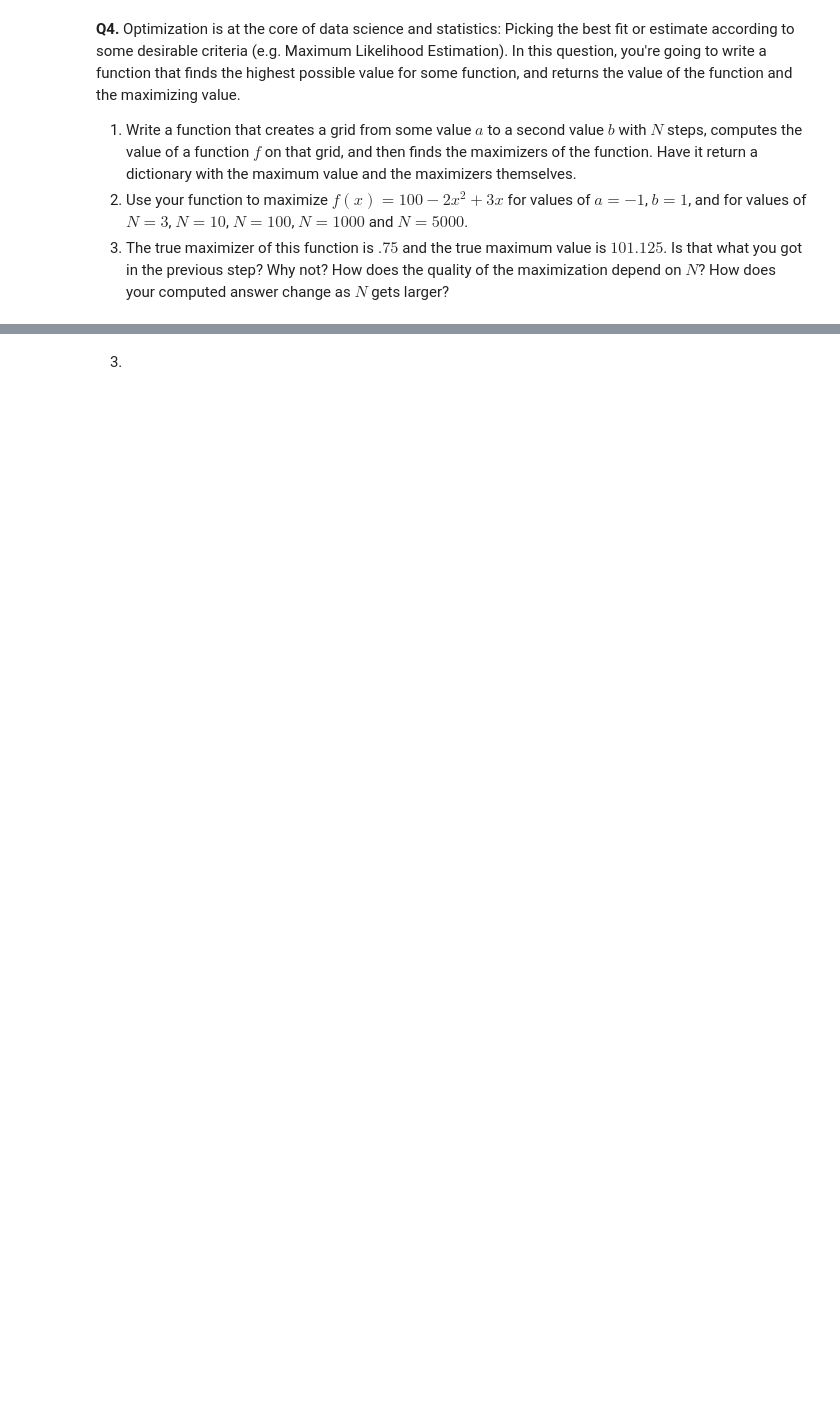
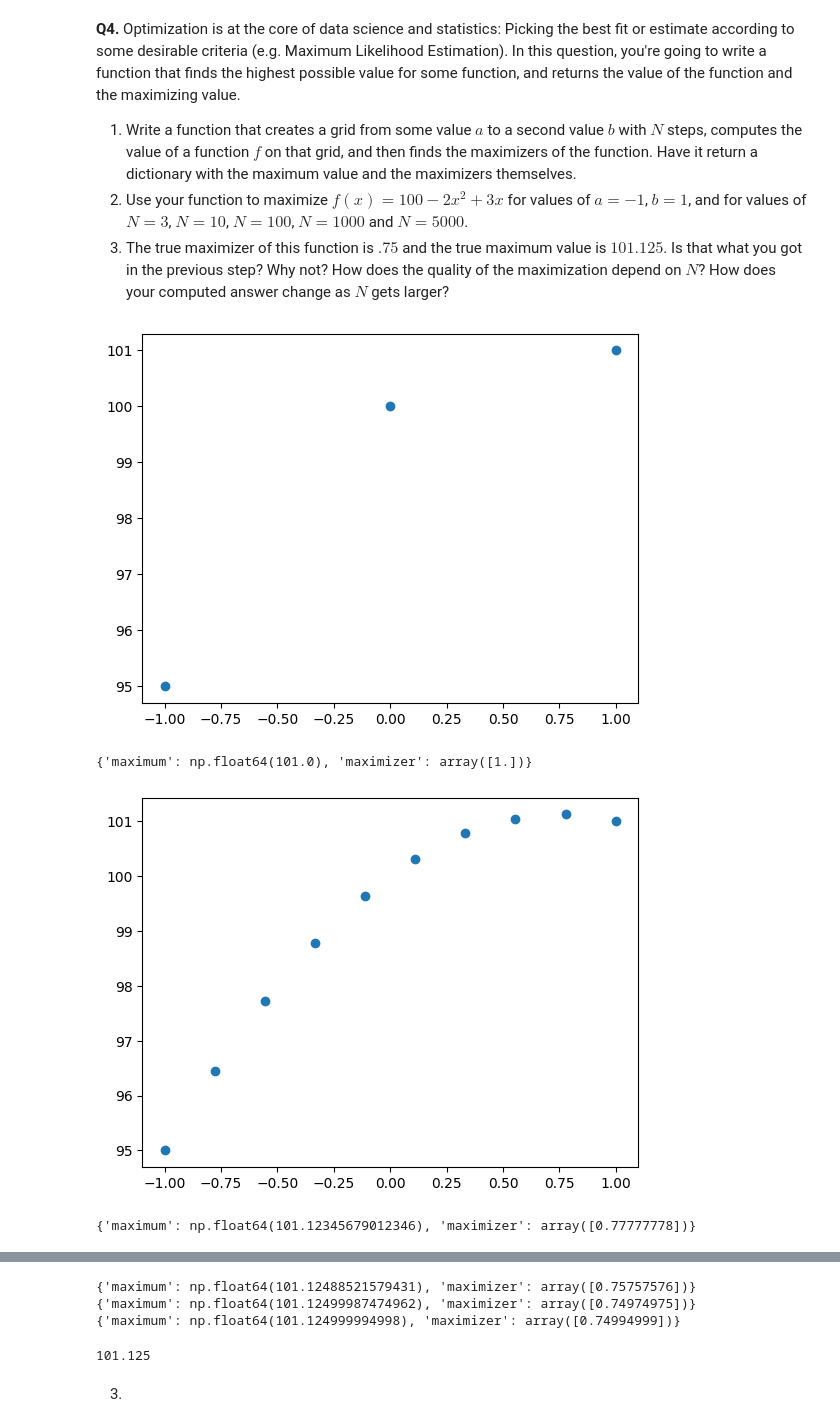
Before and after one commit to benshults22/DS3001-SP26, a Jupyter notebook: programming/assignment/assignment_programming.ipynb, the cells around one changed output, grey strips where cells are left out. Saved outputs shown, nothing was run; the diff lists cells and outputs as text; code cells hidden in the pictures; blank space fills up the shorter version.

```diff
--- a/programming/assignment/assignment_programming.ipynb
+++ b/programming/assignment/assignment_programming.ipynb
@@ -103,3 +169,34 @@ y = sample[:,1]
 # %%
 import numpy as np
 import matplotlib.pyplot as plt
+
+def f(x):
+    y = 100-2*x**2+3*x
+    return(y)
+
+def maximizer(a,b,N,f,showplot=False):
+    x = np.linspace(a,b,N)
+    y = f(x)
+    #
+    if showplot == True:
+        plt.scatter(x,y)
+        plt.show()
+    #
+    maximum = max(y)
+    max_index = np.where(maximum==y)
+    maximizer = x[max_index]
+    return({'maximum':maximum,'maximizer':maximizer})
+a=-1
+b=1
+print(maximizer(a,b,3,f,showplot=True))
+print(maximizer(a,b,10,f,showplot=True))
+print(maximizer(a,b,100,f,showplot=True))
+print(maximizer(a,b,1000,f))
+print(maximizer(a,b,5000,f))
+
+f(.75)
+# %% [output]
+[figure, added]
+{'maximum': np.float64(101.0), 'maximizer': array([1.])}
+[figure, added]
+{'maximum': np.float64(101.12345679012346), 'maximizer': array([0.77777778])}
@@ -106,2 +204,6 @@ import matplotlib.pyplot as plt
+{'maximum': np.float64(101.12488521579431), 'maximizer': array([0.75757576])}
+{'maximum': np.float64(101.12499987474962), 'maximizer': array([0.74974975])}
+{'maximum': np.float64(101.124999994998), 'maximizer': array([0.74994999])}
+101.125
 # %% [markdown]
 3.
```
Also changed, not shown: parts of 3 cells of this notebook.
